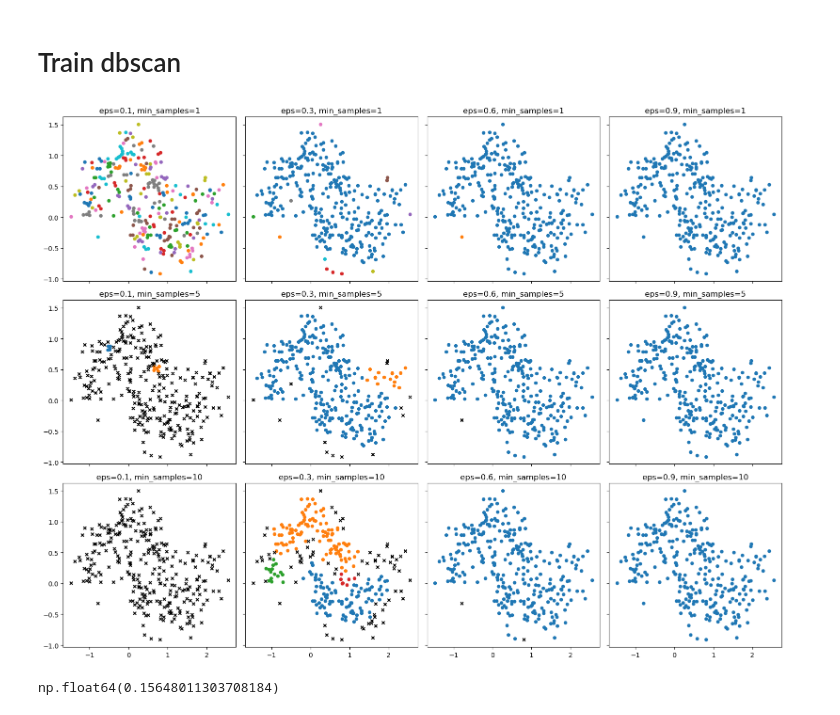
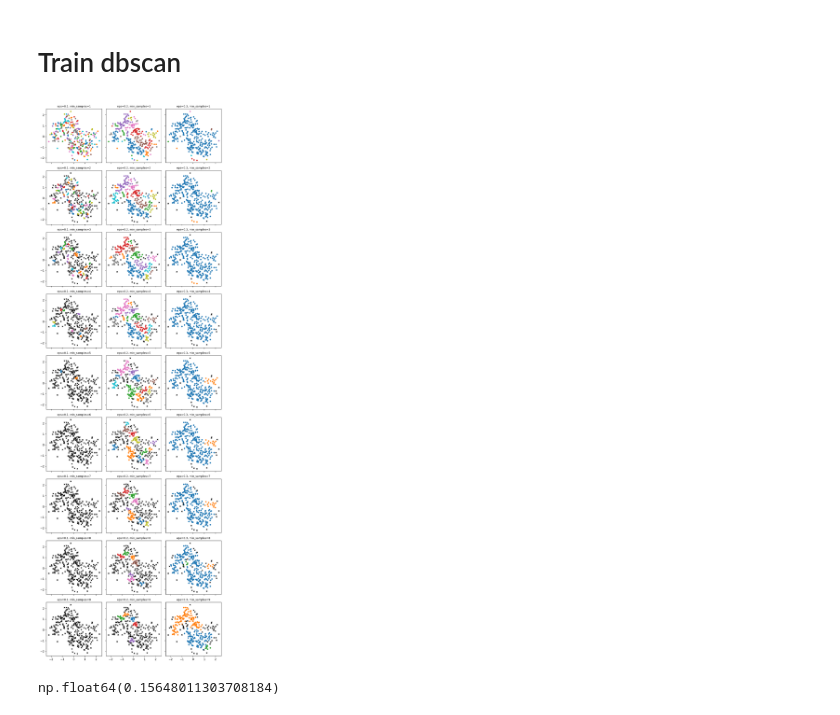
Before and after one commit to S66K22/MaktabHomeworks, a Jupyter notebook: hw10/Untitled1.ipynb, the cells around one changed output. Saved outputs shown, nothing was run; the diff lists cells and outputs as text; code cells hidden in the pictures.

```diff
--- a/hw10/Untitled1.ipynb
+++ b/hw10/Untitled1.ipynb
@@ -37,49 +37,48 @@ X_scaled = scaler.fit_transform(X)
 # %% [markdown]
 # Train dbscan
 # %%
+min_samples_list = list(range(1, 10))          # 4 rows
+eps_list = [i / 10 for i in range(1, 4)]     # 10 columns
+
 fig, axes = plt.subplots(
-    nrows=3,
-    ncols=4,
-    figsize=(16, 12),
+    nrows=len(min_samples_list),
+    ncols=len(eps_list),
+    figsize=(3 * len(eps_list), 3 * len(min_samples_list)),
     sharex=True,
     sharey=True
 )
-
-min_samples_list = [1, 5, 10]
-eps_list = [0.1, 0.3, 0.6, 0.9]
 
 for i, min_samples in enumerate(min_samples_list):
     for j, eps in enumerate(eps_list):
         dbscan = DBSCAN(eps=eps, min_samples=min_samples)
         labels = dbscan.fit_predict(X_scaled)
 
         ax = axes[i, j]
 
-        # Plot clusters
-        unique_labels = set(labels)
-        for label in unique_labels:
+        for label in set(labels):
+            mask = labels == label
+
             if label == -1:
                 ax.scatter(
-                    X[labels == label, 0],
-                    X[labels == label, 1],
-                    c='black',
-                    marker='x',
-                    s=20,
-                    label='Noise'
+                    X_scaled[mask, 0],
+                    X_scaled[mask, 1],
+                    c="black",
+                    marker="x",
+                    s=15
                 )
             else:
                 ax.scatter(
-                    X[labels == label, 0],
-                    X[labels == label, 1],
-                    s=20
+                    X_scaled[mask, 0],
+                    X_scaled[mask, 1],
+                    s=15
                 )
 
-        ax.set_title(f"eps={eps}, min_samples={min_samples}")
-        # print(silhouette_score(X, labels))
+        ax.set_title(f"eps={eps}, min_samples={min_samples}", fontsize=9)
+
 plt.tight_layout()
 plt.show()
 # %% [output]
-[figure, old version]
+[figure, new version]
 # %%
 dbscan = DBSCAN(eps=0.3, min_samples=5)
 labels = dbscan.fit_predict(X_scaled)
```
Also changed, not shown: parts of 3 cells of this notebook, 2 other files.
